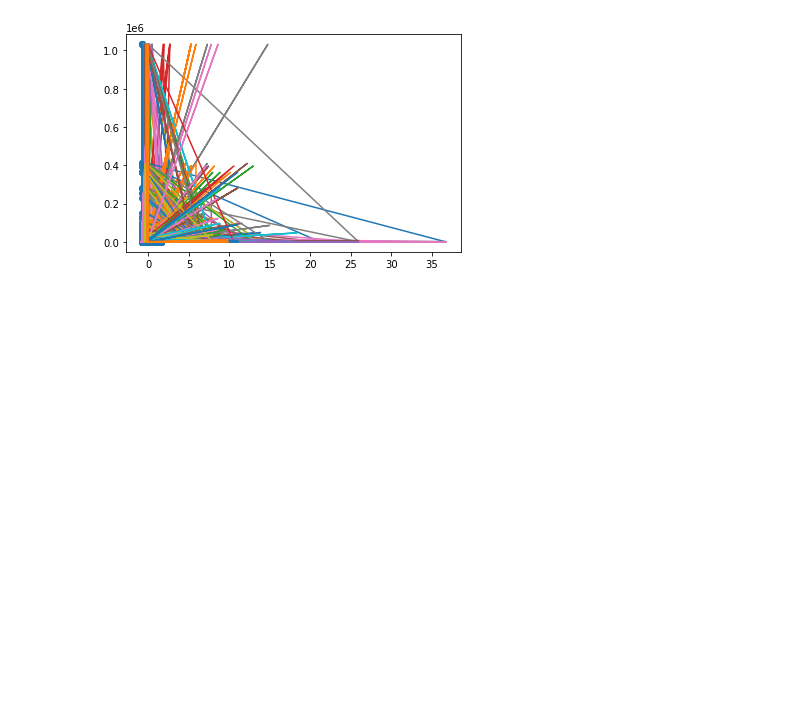
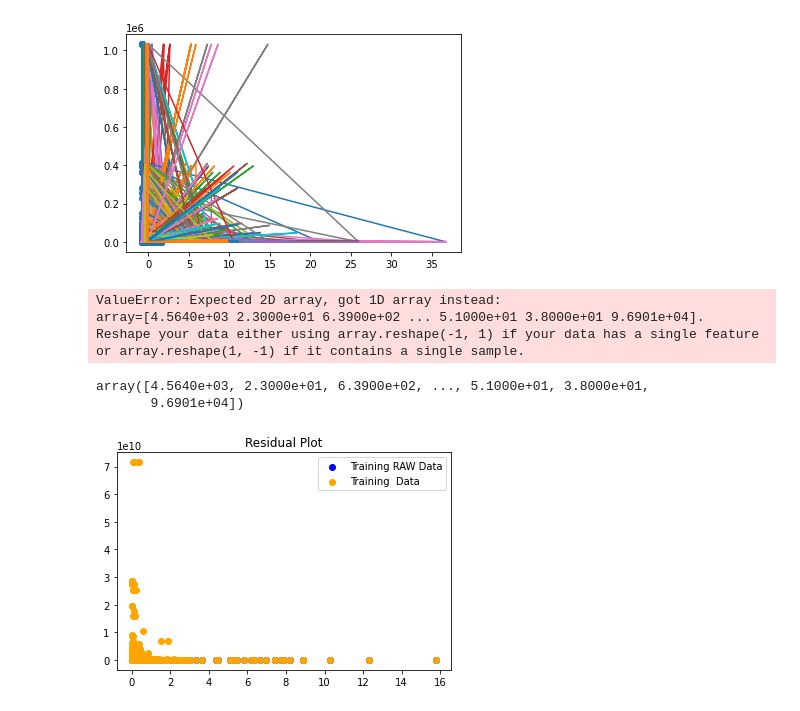
Before and after one commit to josephchancey/ca-wildfire-ml, a Jupyter notebook: data/clean/Preprocessing-&-Machine-Learning.ipynb, the cells around one changed output. Drawn from its saved outputs; the diff is of its cells as text; code cells hidden in the pictures; blank space fills up the shorter version.

```diff
--- a/data/clean/Preprocessing-&-Machine-Learning.ipynb
+++ b/data/clean/Preprocessing-&-Machine-Learning.ipynb
@@ -340,3 +340,6 @@ reg = LinearRegression().fit(X_train_scaled, y_train)
 reg.score(X_test_scaled, y_test)
 # %% [output]
 0.999996767679396
+# %%
+reg = LinearRegression().fit(X_train_scaled, y_train)
+reg.score(X_train_scaled, y_train)
@@ -384,3 +435,28 @@ plt.show()
 # https://scikit-learn.org/stable/auto_examples/linear_model/plot_ols.html
 # %% [output]
 [figure]
+# %%
+# list(X["Precip"])
+reg.predict(y_train)
+# %% [output]
+ValueError: Expected 2D array, got 1D array instead:
+array=[4.5640e+03 2.3000e+01 6.3900e+02 ... 5.1000e+01 3.8000e+01 9.6901e+04].
+Reshape your data either using array.reshape(-1, 1) if your data has a single feature or array.reshape(1, -1) if it contains a single sample.
+# %%
+y_train.values
+# %% [output]
+array([4.5640e+03, 2.3000e+01, 6.3900e+02, ..., 5.1000e+01, 3.8000e+01,
+       9.6901e+04])
+# %%
+# Plot the residuals for the training and testing data.
+
+### BEGIN SOLUTION
+plt.scatter(list(X_train["Precip"]), list(y_train.values), c="blue", label="Training RAW Data")
+plt.scatter(list(X_train["Precip"]), reg.predict(X_train), c="orange", label="Training  Data")
+plt.legend()
+#plt.hlines(y=0, xmin=y.min(), xmax=y.max())
+plt.title("Residual Plot")
+plt.show()
+### END SOLUTION
+# %% [output]
+[figure, added]
```
Also changed, not shown: parts of 5 cells of this notebook, 1 other file.
